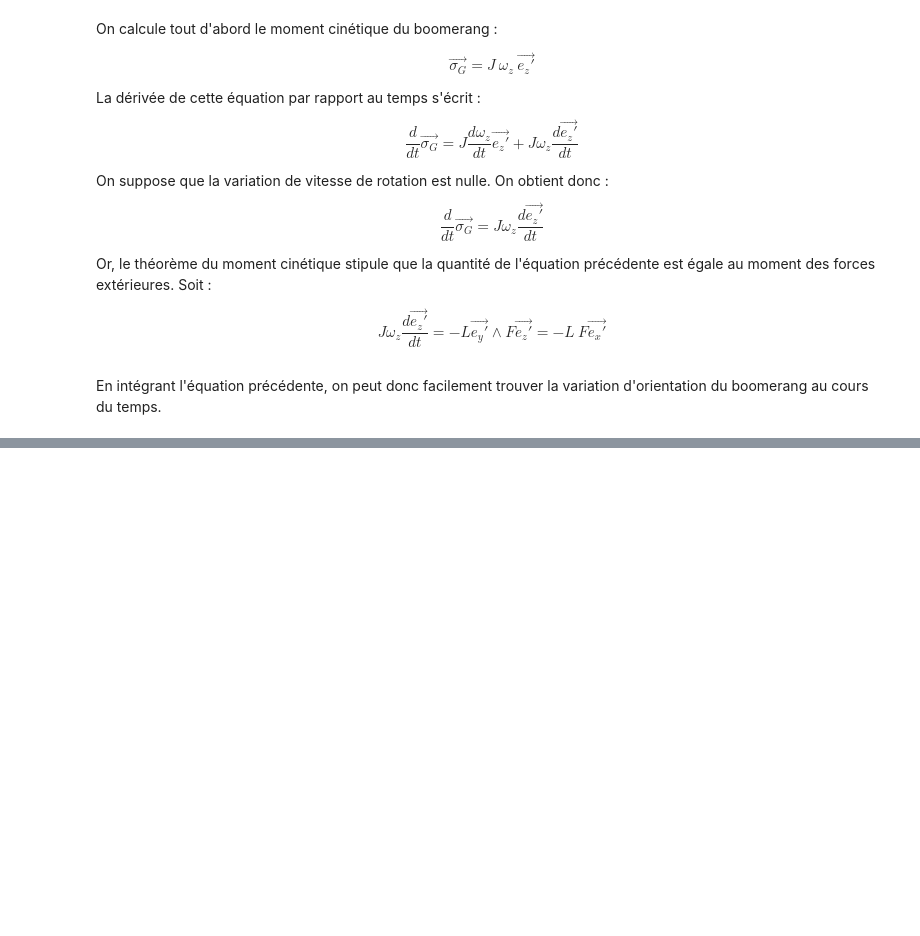
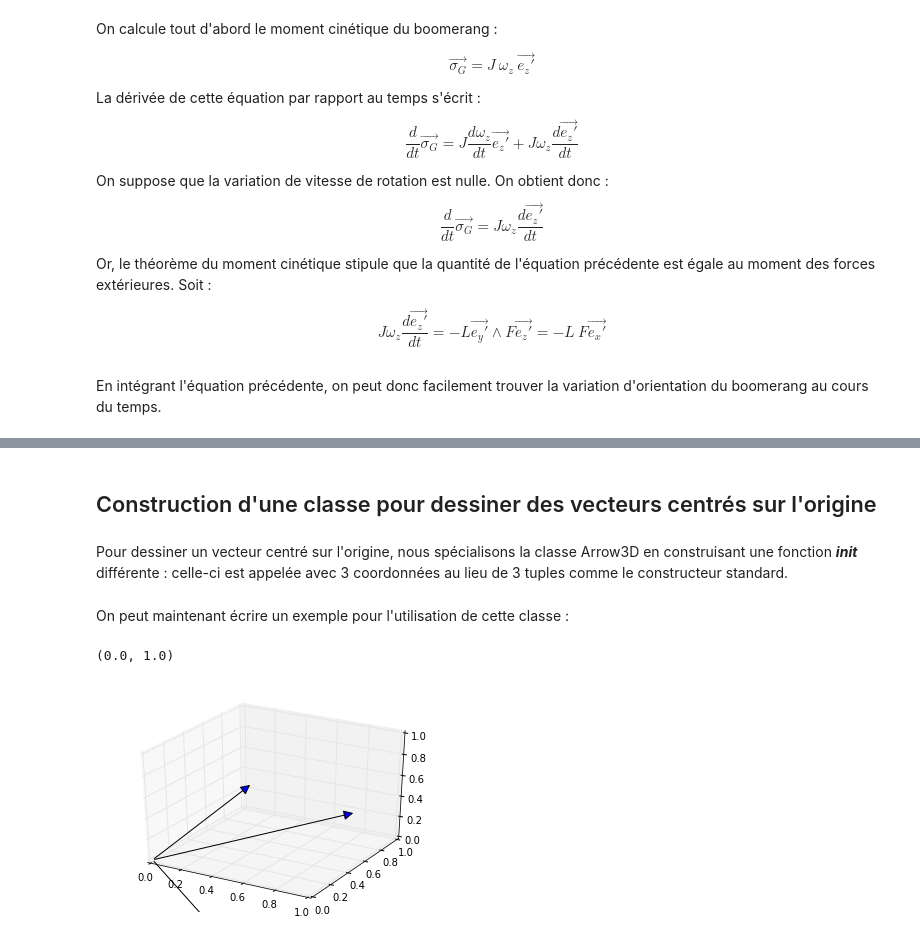
Before and after one commit to flothesof/BoomerangAerodynamics, a Jupyter notebook: Boomerang.ipynb, the cells around one changed output, grey strips where cells are left out. Saved outputs shown, nothing was run; the diff lists cells and outputs as text; code cells hidden in the pictures; blank space fills up the shorter version.

```diff
--- a/Boomerang.ipynb
+++ b/Boomerang.ipynb
@@ -147,0 +155,4 @@ ax.add_artist(b)
+# %% [markdown]
+## Construction d'une classe pour dessiner des vecteurs centrés sur l'origine
+# %% [markdown]
+Pour dessiner un vecteur centré sur l'origine, nous spécialisons la classe Arrow3D en construisant une fonction *__init__* différente : celle-ci est appelée avec 3 coordonnées au lieu de 3 tuples comme le constructeur standard.
@@ -147,0 +165,21 @@ ax.add_artist(b)
+# %% [markdown]
+On peut maintenant écrire un exemple pour l'utilisation de cette classe :
+# %%
+fig = plt.figure()
+ax = fig.add_subplot(111, projection='3d')
+
+a = Arrow3D_centered(1, 0.5, .5)
+ax.add_artist(a)
+
+b = Arrow3D_centered(0.5, 0.25, 0.75)
+ax.add_artist(b)
+
+c = Arrow3D_centered(2, 4, -10)
+ax.add_artist(c)
+
+ax.set_zlim3d(auto=True)
+ax.set_xlim3d(auto=True)
+ax.set_ylim3d(auto=True)
+# %% [output]
+(0.0, 1.0)
+[figure, added]
```
Also changed, not shown: parts of 16 cells of this notebook.
